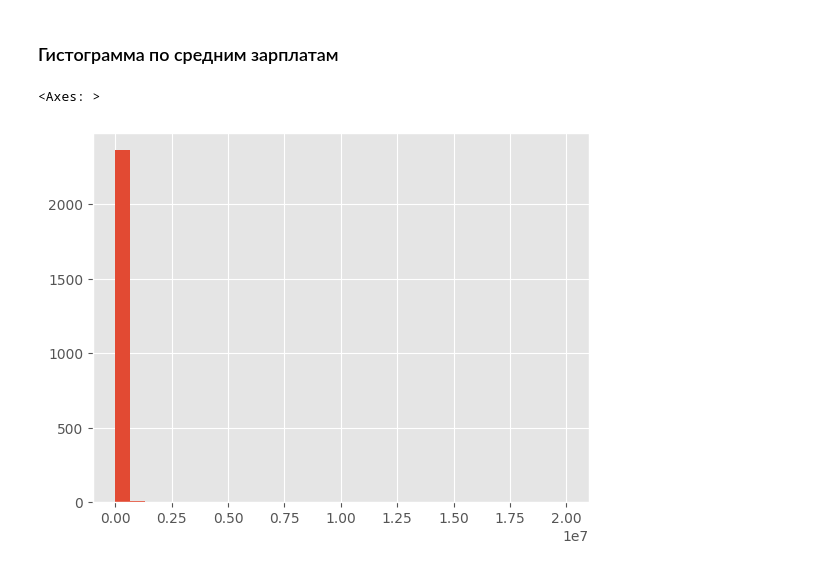
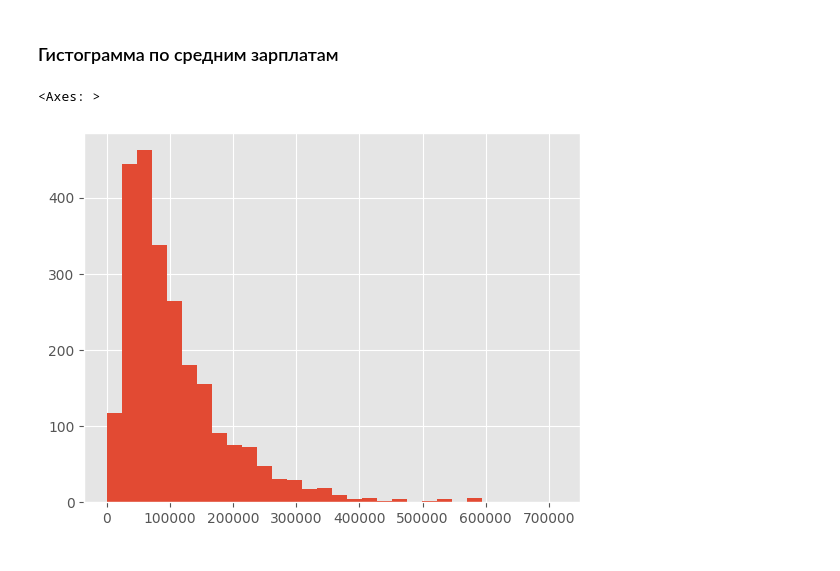
Before and after one commit to AzerQ/HHVacancyAgregate, a Jupyter notebook: HHVacancyAnalyzer/StaticAnalyze/app/HhVacncyAnalyze.ipynb, the cells around one changed output. Cells and saved outputs as stored; diff of their text form; code cells hidden in the pictures.

```diff
--- a/HHVacancyAnalyzer/StaticAnalyze/app/HhVacncyAnalyze.ipynb
+++ b/HHVacancyAnalyzer/StaticAnalyze/app/HhVacncyAnalyze.ipynb
@@ -15,3 +90,5 @@ vacancies_frame = pd.read_sql("SELECT * FROM VacancyFullInfo", con)
+# %%
+vacancies_frame["SalaryMiddleRub"] = vacancies_frame.apply(lambda row: convert_currency(row['SalaryMiddleClear'], row['SalaryCurrency'], 'RUB'), axis=1)
 # %% [markdown]
 ### Информация о наборе данных
 # %%
@@ -86,7 +163,7 @@ vacancies_frame["CountersResponses"].hist(bins=30)
 # %% [markdown]
 ### Гистограмма по средним зарплатам
 # %%
-vacancies_frame["SalaryMiddleClear"].hist(bins=30)
+vacancies_frame["SalaryMiddleRub"].hist(bins=30)
 # %% [output]
 <Axes: >
-[figure, old version]
+[figure, new version]
```
Also changed, not shown: parts of 10 cells of this notebook, 3 other files.
